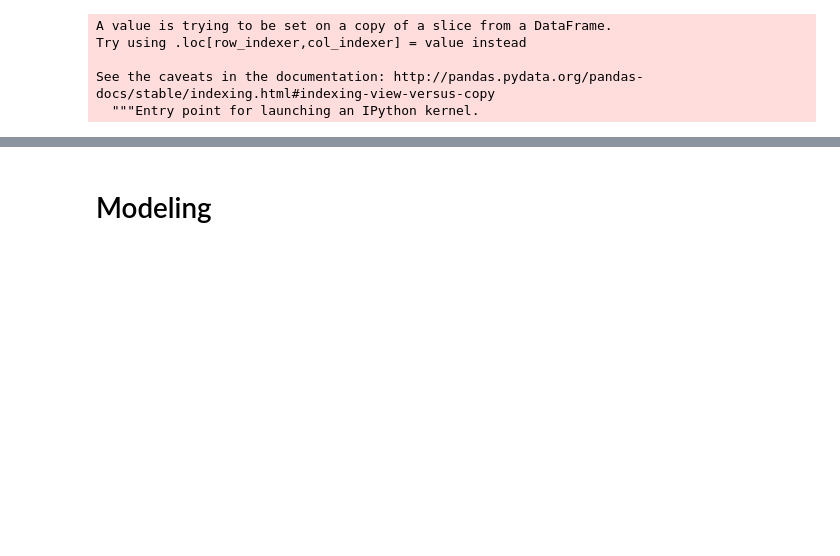
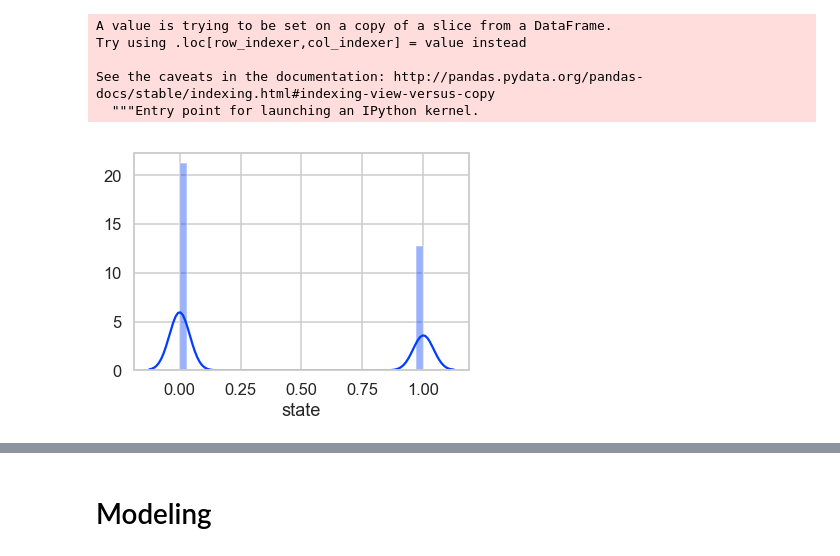
Before and after one commit to JonBebi/Kickfinisher, a Jupyter notebook: Kick.ipynb, the cells around one changed output, grey strips where cells are left out. Drawn from its saved outputs; the diff is of its cells as text; code cells hidden in the pictures; blank space fills up the shorter version.

```diff
--- a/Kick.ipynb
+++ b/Kick.ipynb
@@ -4,6 +4,11 @@
 import pandas as pd
 from datetime import datetime
 import numpy as np
+import matplotlib.pyplot as plt
+%matplotlib inline
+import seaborn as sns
+sns.set(style='whitegrid',palette='bright', color_codes=True)
+sns.set_context('talk')
 # %%
 df = pd.read_csv('ks-projects-201801.csv')
 # %%
@@ -286,3 +291,11 @@ Try using .loc[row_indexer,col_indexer] = value instead
 
 See the caveats in the documentation: http://pandas.pydata.org/pandas-docs/stable/indexing.html#indexing-view-versus-copy
   """Entry point for launching an IPython kernel.
+# %%
+#Plotting the state distribution
+#Saving the fig
+
+fig = sns.distplot(us['state'])
+# fig.savefig('US state distribution.png',bbox_inches='tight')
+# %% [output]
+[figure, added]
```
Also changed, not shown: parts of 43 cells of this notebook.
